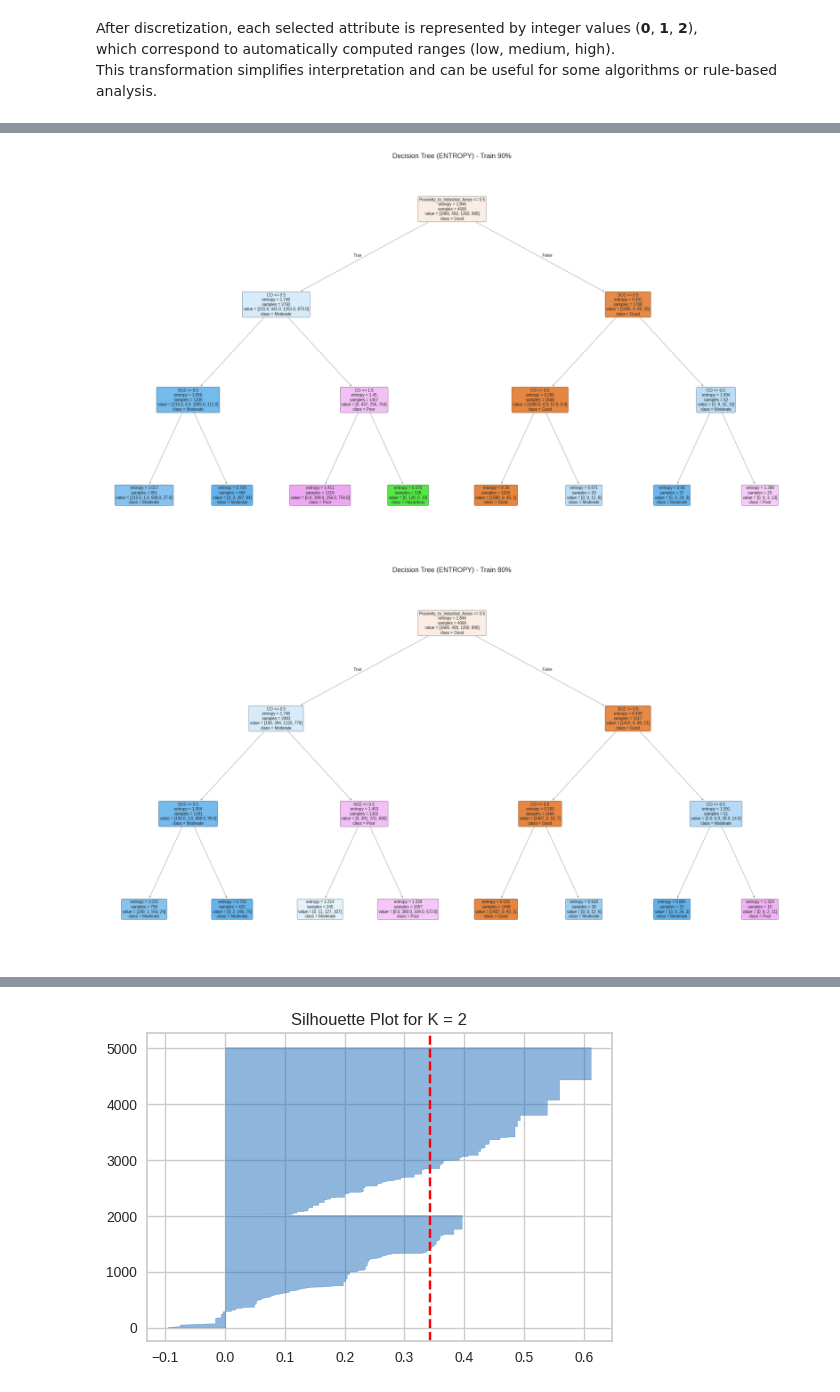
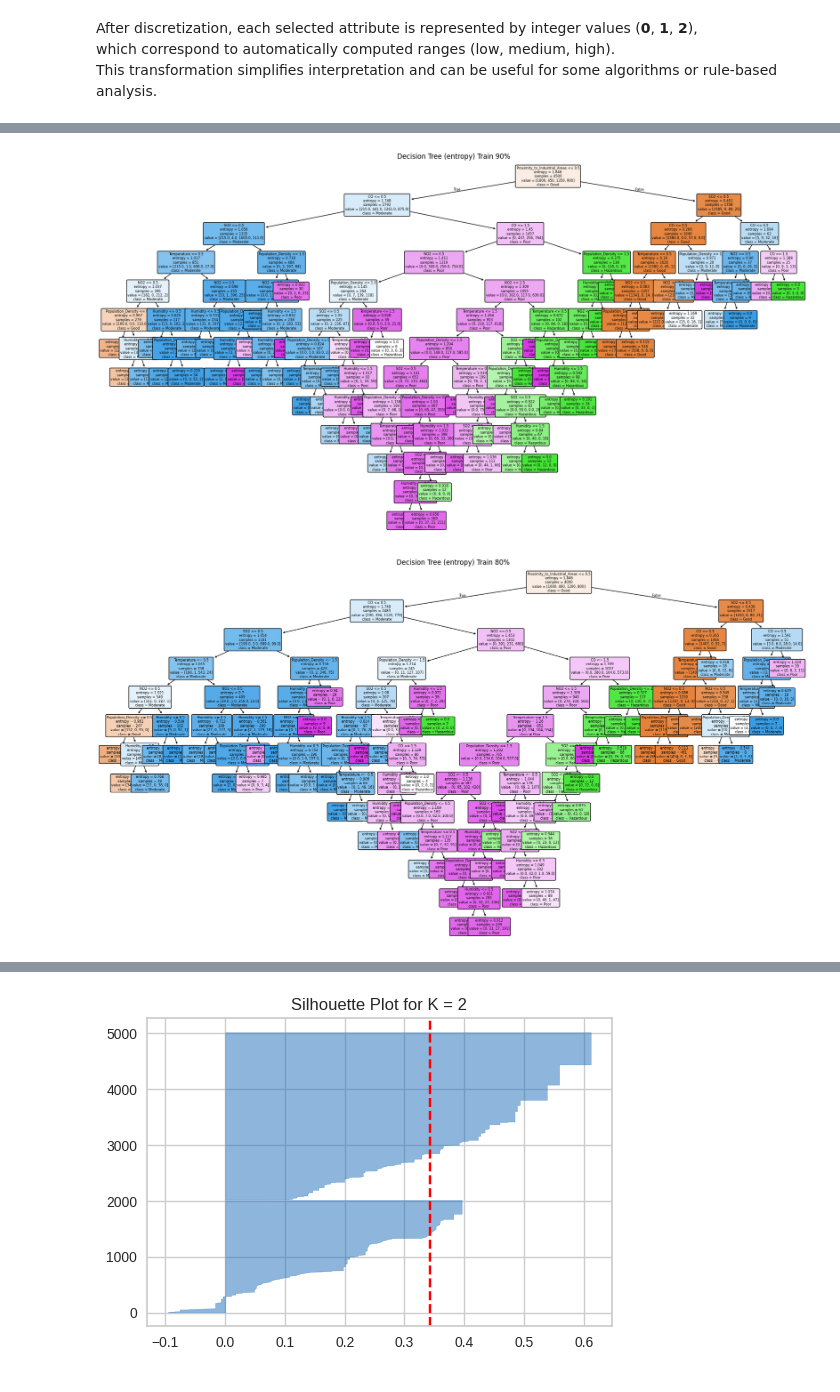
Before and after one commit to AdwaaNasser/DataMiningProject, a Jupyter notebook: Phase3.ipynb, the cells around one changed output, grey strips where cells are left out. Drawn from its saved outputs; the diff is of its cells as text; code cells hidden in the pictures.

```diff
--- a/Phase3.ipynb
+++ b/Phase3.ipynb
@@ -458,15 +497,16 @@ from sklearn.tree import plot_tree
 # %%
-data = pd.read_csv("Preprocessed_dataset.csv")
+data = pd.read_csv("https://raw.githubusercontent.com/AdwaaNasser/DataMiningProject/main/Dataset/Preprocessed_dataset.csv")
 
 target_column = "Air Quality"
 
 X = data.drop(columns=[target_column])
 y = data[target_column]
 
-# encoding categorical features:
+# One-hot encoding
 X = pd.get_dummies(X)
 # %%
 def run_decision_tree_experiments(X, y, criteria, splits, random_state=42):
+
     results = []
 
     for crit in criteria:
@@ -482,15 +522,15 @@ def run_decision_tree_experiments(X, y, criteria, splits, random_state=42):
 
             clf = DecisionTreeClassifier(
                 criterion=crit,
-                max_depth=3,
-                min_samples_leaf=5,
-                random_state=random_state
+                 min_samples_leaf=2,
+                 ccp_alpha=0.001,
+                 random_state=42
+
             )
 
             clf.fit(X_train, y_train)
 
             y_pred = clf.predict(X_test)
-
             acc = accuracy_score(y_test, y_pred)
             cm = confusion_matrix(y_test, y_pred)
 
@@ -500,12 +540,11 @@ def run_decision_tree_experiments(X, y, criteria, splits, random_state=42):
                 "test_size": test_size,
                 "accuracy": acc,
                 "confusion_matrix": cm,
-                "model": clf,
-                "y_test": y_test,
-                "y_pred": y_pred
+                "model": clf
             })
 
     return results
+
 
 criteria = ["gini", "entropy"]  # Gini index and Information Gain
 splits = [0.9, 0.8, 0.7]        # 90/10, 80/20, 70/30
@@ -576,44 +630,29 @@ for res in results:
 # %%
 def plot_dt(criterion, train_size):
-
-    selected = None
-    for res in results:
-        if res["criterion"] == criterion and round(res["train_size"], 2) == round(train_size, 2):
-            selected = res
-            break
-
-    if selected is None:
-        print(f"Model not found: {criterion}, train_size={train_size}")
-        return
-
-    clf = selected["model"]
-
-
-    plt.figure(figsize=(22, 12))
-    plot_tree(
-        clf,
-        feature_names=X.columns,
-        class_names=[str(c) for c in sorted(y.unique())],
-        filled=True,
-        rounded=True,
-        fontsize=7
-    )
-    train_percent = int(train_size * 100)
-    plt.title(f"Decision Tree ({criterion.upper()}) - Train {train_percent}%")
-    plt.show()
-
-
-
-#  3 entropy Trees
+    for r in results:
+        if r["criterion"] == criterion and r["train_size"] == train_size:
+            clf = r["model"]
+            plt.figure(figsize=(22, 12))
+            plot_tree(
+                clf,
+                feature_names=X.columns,
+                class_names=[str(c) for c in labels],
+                filled=True,
+                rounded=True,
+                fontsize=6
+            )
+            plt.title(f"Decision Tree ({criterion}) Train {int(train_size*100)}%")
+            plt.show()
+            return
+# Entropy Trees
 plot_dt("entropy", 0.9)
 plot_dt("entropy", 0.8)
 plot_dt("entropy", 0.7)
 
-# 3 gini Trees
-
+# Gini Trees
 plot_dt("gini", 0.9)
 plot_dt("gini", 0.8)
 plot_dt("gini", 0.7)
 # %% [output]
-[figure, old version]
+[figure, new version]
-[figure, old version]
+[figure, new version]
```
Also changed, not shown: parts of 25 cells of this notebook.
